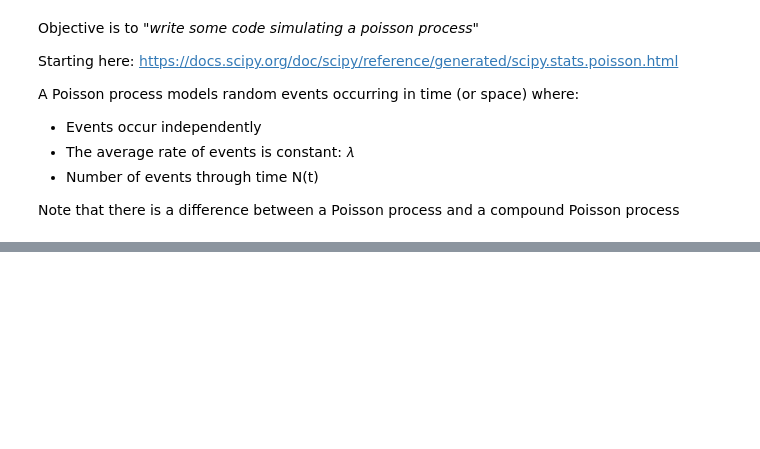
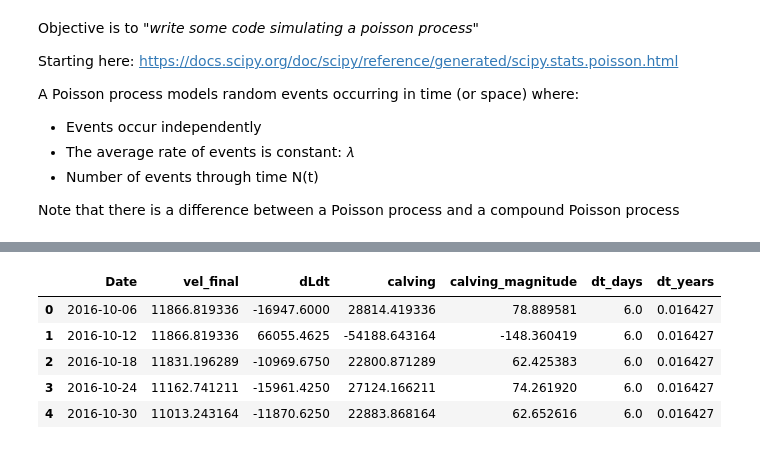
Before and after one commit to sofiasuhinin/Jakobshavn-Isbrae-CalvingStatistics, a Jupyter notebook: calving_statistics/statistics.ipynb, the cells around one changed output, grey strips where cells are left out. Saved outputs shown, nothing was run; the diff lists cells and outputs as text; code cells hidden in the pictures; blank space fills up the shorter version.

```diff
--- a/calving_statistics/statistics.ipynb
+++ b/calving_statistics/statistics.ipynb
@@ -101,0 +103,14 @@ plt.show()
+# %%
+calving_path = "/Users/sofiasuhinin/Desktop/GrIS_Calving/Jakobshavn-Isbrae-CalvingStatistics/jakobshavn_calving_ts.csv"
+df = pd.read_csv(calving_path, parse_dates=["Date"])
+
+df = df.sort_values("Date").reset_index(drop=True)
+df = df.dropna(subset=["calving_magnitude"]).reset_index(drop=True)
+df.head()
+# %% [output]
+|  | Date | vel_final | dLdt | calving | calving_magnitude | dt_days | dt_years |
+| 0 | 2016-10-06 | 11866.819336 | -16947.6000 | 28814.419336 | 78.889581 | 6.0 | 0.016427 |
+| 1 | 2016-10-12 | 11866.819336 | 66055.4625 | -54188.643164 | -148.360419 | 6.0 | 0.016427 |
+| 2 | 2016-10-18 | 11831.196289 | -10969.6750 | 22800.871289 | 62.425383 | 6.0 | 0.016427 |
+| 3 | 2016-10-24 | 11162.741211 | -15961.4250 | 27124.166211 | 74.261920 | 6.0 | 0.016427 |
+| 4 | 2016-10-30 | 11013.243164 | -11870.6250 | 22883.868164 | 62.652616 | 6.0 | 0.016427 |
```
Also changed, not shown: parts of 9 cells of this notebook, 6 other files.
